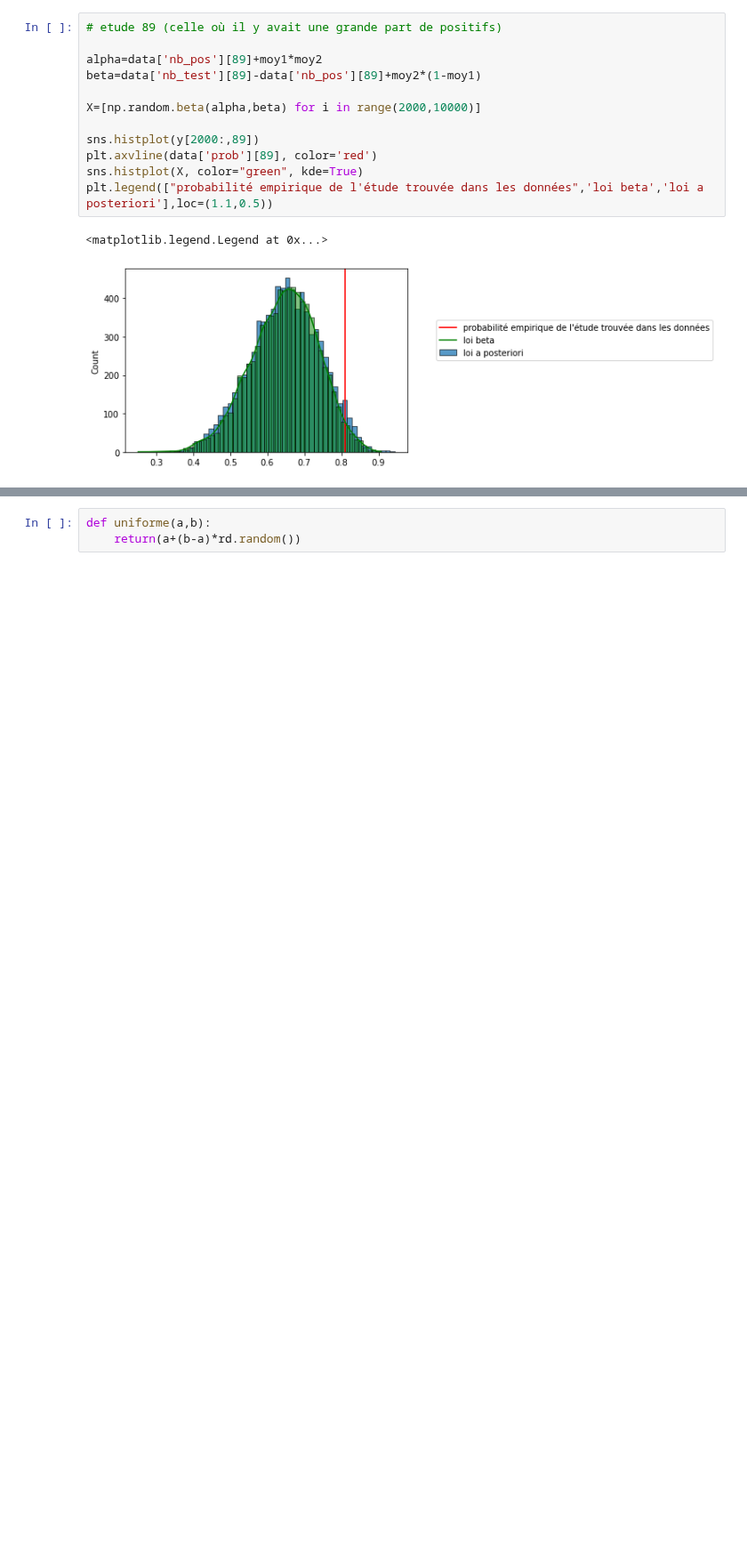
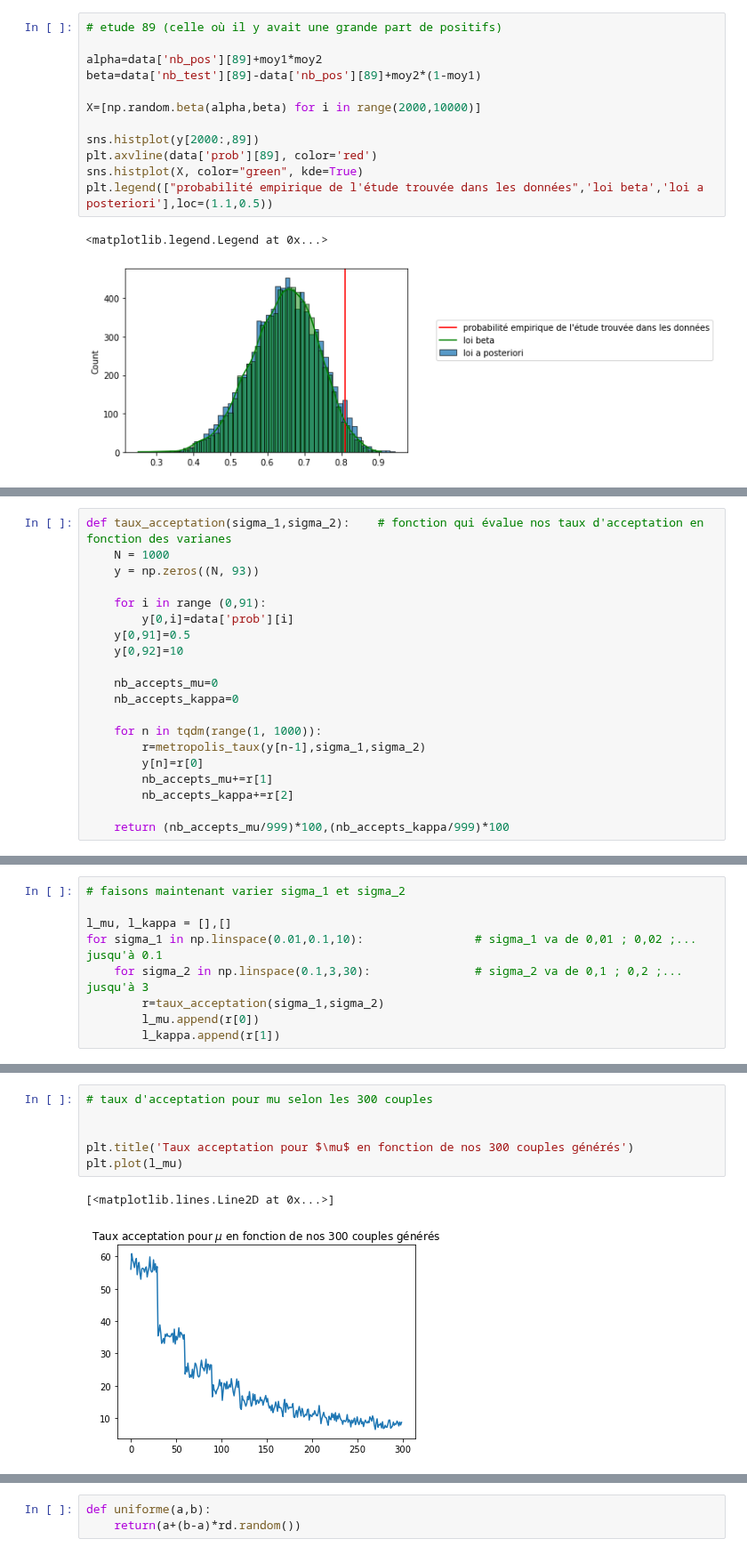
Before and after one commit to erialc-cal/MCM_Listeria_Prevalence, a Jupyter notebook: exploratoire_robin.ipynb, the cells around one changed output, grey strips where cells are left out. Shown at 89% size. Drawn from its saved outputs; the diff is of its cells as text; blank space fills up the shorter version.

```diff
--- a/exploratoire_robin.ipynb
+++ b/exploratoire_robin.ipynb
@@ -667,0 +804,20 @@ plt.legend(["probabilité empirique de l'étude trouvée dans les données",'loi
+# %%
+def taux_acceptation(sigma_1,sigma_2):    # fonction qui évalue nos taux d'acceptation en fonction des varianes
+    N = 1000
+    y = np.zeros((N, 93))
+
+    for i in range (0,91):
+        y[0,i]=data['prob'][i]
+    y[0,91]=0.5
+    y[0,92]=10
+
+    nb_accepts_mu=0
+    nb_accepts_kappa=0
+
+    for n in tqdm(range(1, 1000)):
+        r=metropolis_taux(y[n-1],sigma_1,sigma_2)
+        y[n]=r[0]
+        nb_accepts_mu+=r[1]
+        nb_accepts_kappa+=r[2]
+
+    return (nb_accepts_mu/999)*100,(nb_accepts_kappa/999)*100
@@ -667,0 +831,9 @@ plt.legend(["probabilité empirique de l'étude trouvée dans les données",'loi
+# %%
+# faisons maintenant varier sigma_1 et sigma_2
+
+l_mu, l_kappa = [],[]
+for sigma_1 in np.linspace(0.01,0.1,10):                # sigma_1 va de 0,01 ; 0,02 ;... jusqu'à 0.1
+    for sigma_2 in np.linspace(0.1,3,30):               # sigma_2 va de 0,1 ; 0,2 ;... jusqu'à 3
+        r=taux_acceptation(sigma_1,sigma_2)
+        l_mu.append(r[0])
+        l_kappa.append(r[1])
@@ -667,0 +881,9 @@ plt.legend(["probabilité empirique de l'étude trouvée dans les données",'loi
+# %%
+# taux d'acceptation pour mu selon les 300 couples
+
+
+plt.title('Taux acceptation pour $\mu$ en fonction de nos 300 couples générés')
+plt.plot(l_mu)
+# %% [output]
+[<matplotlib.lines.Line2D at 0x...>]
+[figure, added]
```
Also changed, not shown: parts of 58 cells of this notebook.
